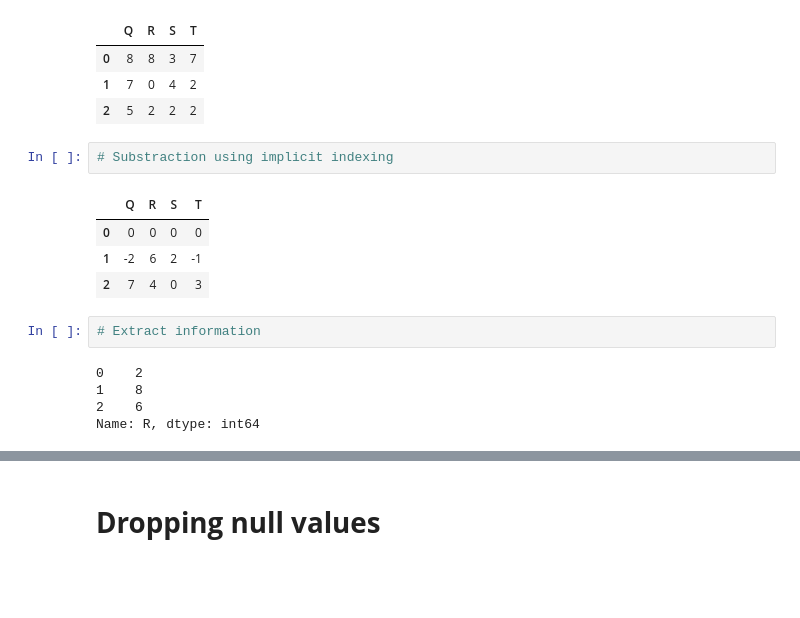
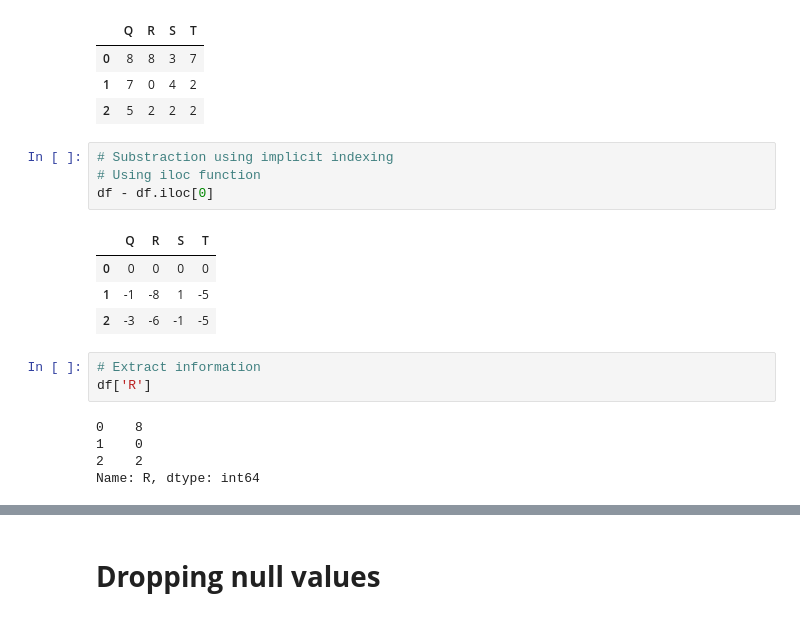
Before and after one commit to AzlinRusnan/STQD6014-Data-Science, a Jupyter notebook: Azlin_Week10_Pandas_20231224_WC.ipynb, the cells around one changed output, grey strips where cells are left out. Saved outputs shown, nothing was run; the diff lists cells and outputs as text; blank space fills up the shorter version.

```diff
--- a/Azlin_Week10_Pandas_20231224_WC.ipynb
+++ b/Azlin_Week10_Pandas_20231224_WC.ipynb
@@ -612,15 +794,18 @@ df
 | 2 | 5 | 2 | 2 | 2 |
 # %%
 # Substraction using implicit indexing
+# Using iloc function
+df - df.iloc[0]
 # %% [output]
 |  | Q | R | S | T |
 | 0 | 0 | 0 | 0 | 0 |
-| 1 | -2 | 6 | 2 | -1 |
-| 2 | 7 | 4 | 0 | 3 |
+| 1 | -1 | -8 | 1 | -5 |
+| 2 | -3 | -6 | -1 | -5 |
 # %%
 # Extract information
+df['R']
 # %% [output]
-0    2
-1    8
-2    6
+0    8
+1    0
+2    2
 Name: R, dtype: int64
```
Also changed, not shown: parts of 136 cells of this notebook.
